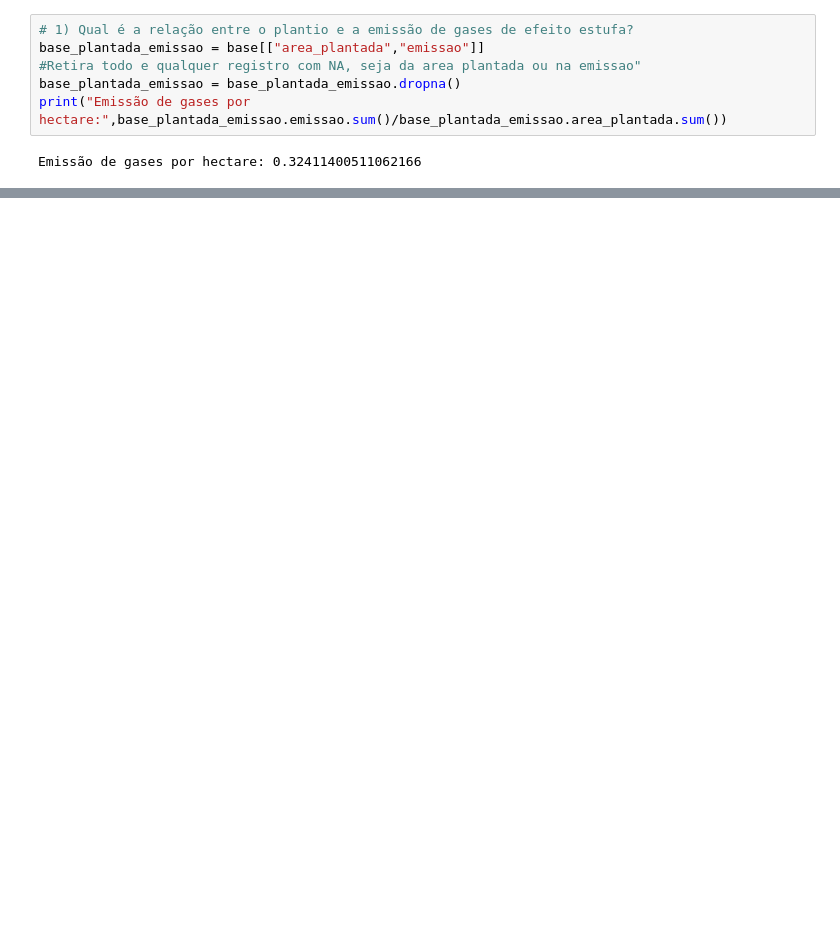
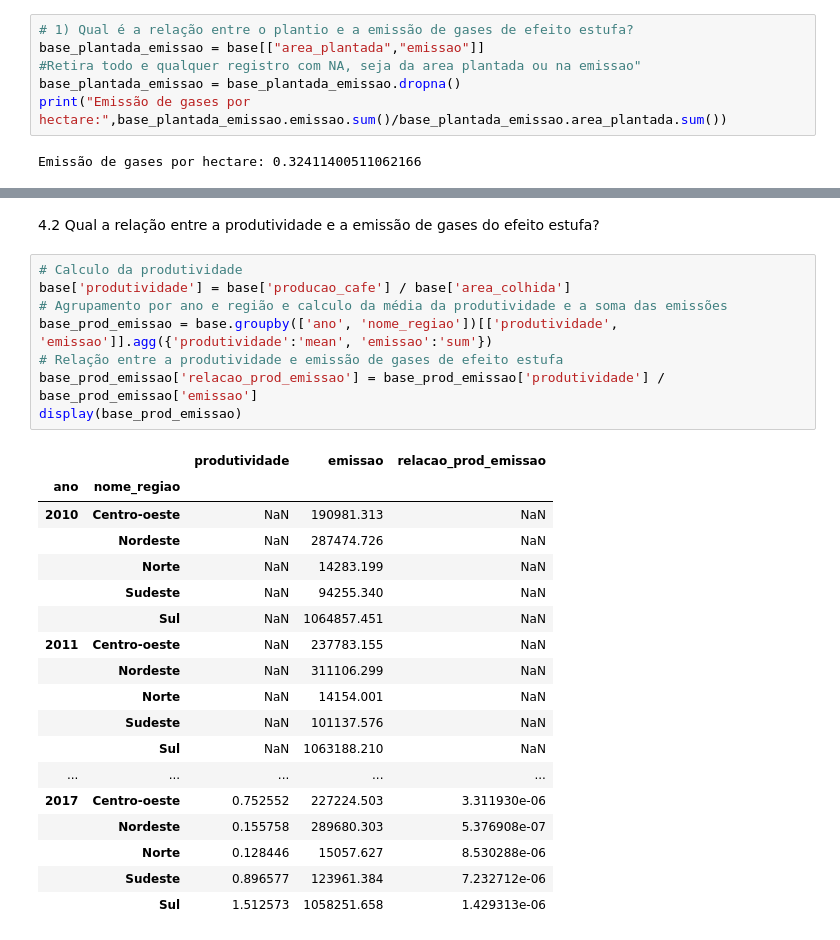
Before and after one commit to hn5003162/Analise_Exploratoria_de_Dados, a Jupyter notebook: Projeto_Aplicado_I_AED.ipynb, the cells around one changed output, grey strips where cells are left out. Cells and saved outputs as stored; diff of their text form; blank space fills up the shorter version.

```diff
--- a/Projeto_Aplicado_I_AED.ipynb
+++ b/Projeto_Aplicado_I_AED.ipynb
@@ -270,0 +292,29 @@ display(base_perdas_emissao)
+# %% [markdown]
+4.2 Qual a relação entre a produtividade e a emissão de gases do efeito estufa?
+# %%
+# Calculo da produtividade
+base['produtividade'] = base['producao_cafe'] / base['area_colhida']
+# Agrupamento por ano e região e calculo da média da produtividade e a soma das emissões
+base_prod_emissao = base.groupby(['ano', 'nome_regiao'])[['produtividade', 'emissao']].agg({'produtividade':'mean', 'emissao':'sum'})
+# Relação entre a produtividade e emissão de gases de efeito estufa
+base_prod_emissao['relacao_prod_emissao'] = base_prod_emissao['produtividade'] / base_prod_emissao['emissao']
+display(base_prod_emissao)
+# %% [output]
+|  |  | produtividade | emissao | relacao_prod_emissao |
+| ano | nome_regiao |  |  |  |
+| 2010 | Centro-oeste | NaN | 190981.313 | NaN |
+|  | Nordeste | NaN | 287474.726 | NaN |
+|  | Norte | NaN | 14283.199 | NaN |
+|  | Sudeste | NaN | 94255.340 | NaN |
+|  | Sul | NaN | 1064857.451 | NaN |
+| 2011 | Centro-oeste | NaN | 237783.155 | NaN |
+|  | Nordeste | NaN | 311106.299 | NaN |
+|  | Norte | NaN | 14154.001 | NaN |
+|  | Sudeste | NaN | 101137.576 | NaN |
+|  | Sul | NaN | 1063188.210 | NaN |
+| ... | ... | ... | ... | ... |
+| 2017 | Centro-oeste | 0.752552 | 227224.503 | 3.311930e-06 |
+|  | Nordeste | 0.155758 | 289680.303 | 5.376908e-07 |
+|  | Norte | 0.128446 | 15057.627 | 8.530288e-06 |
+|  | Sudeste | 0.896577 | 123961.384 | 7.232712e-06 |
+|  | Sul | 1.512573 | 1058251.658 | 1.429313e-06 |
```
Also changed, not shown: parts of 21 cells of this notebook.
